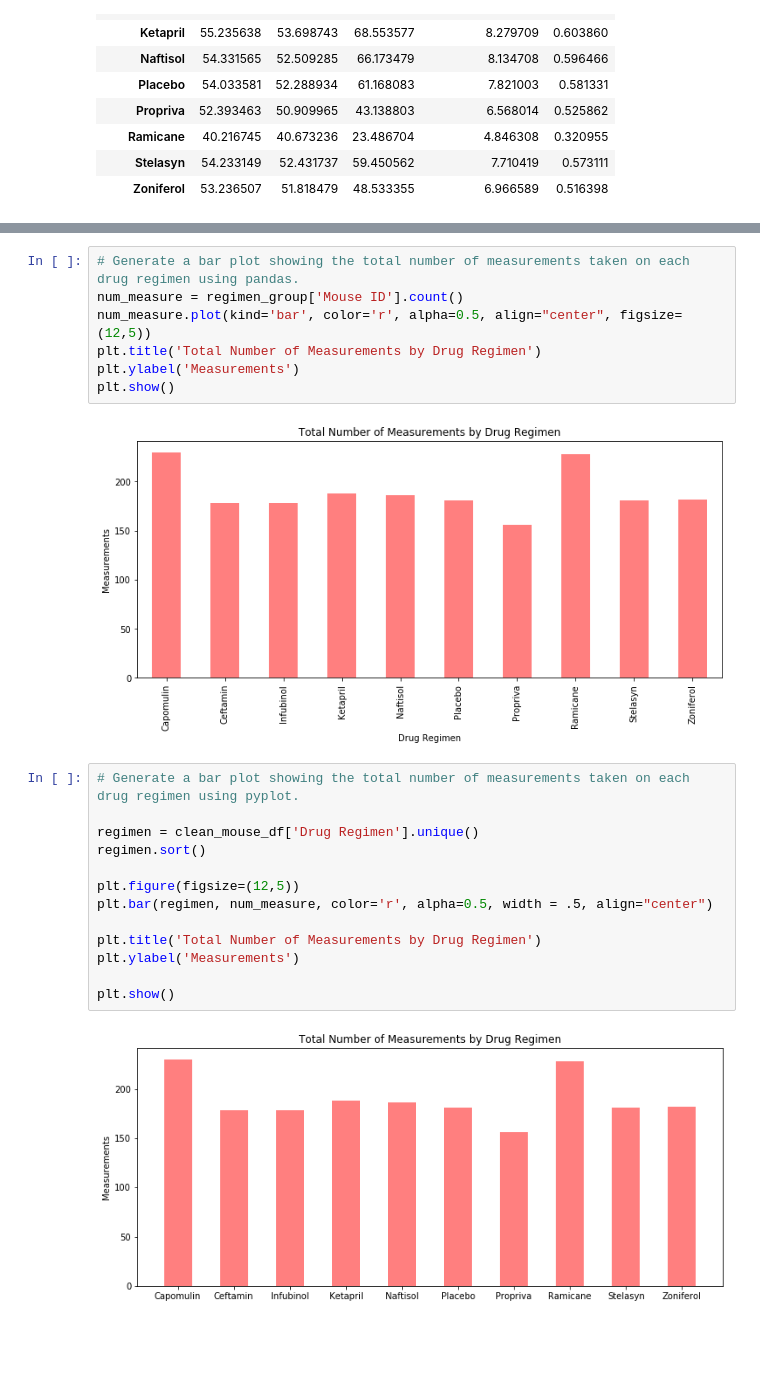
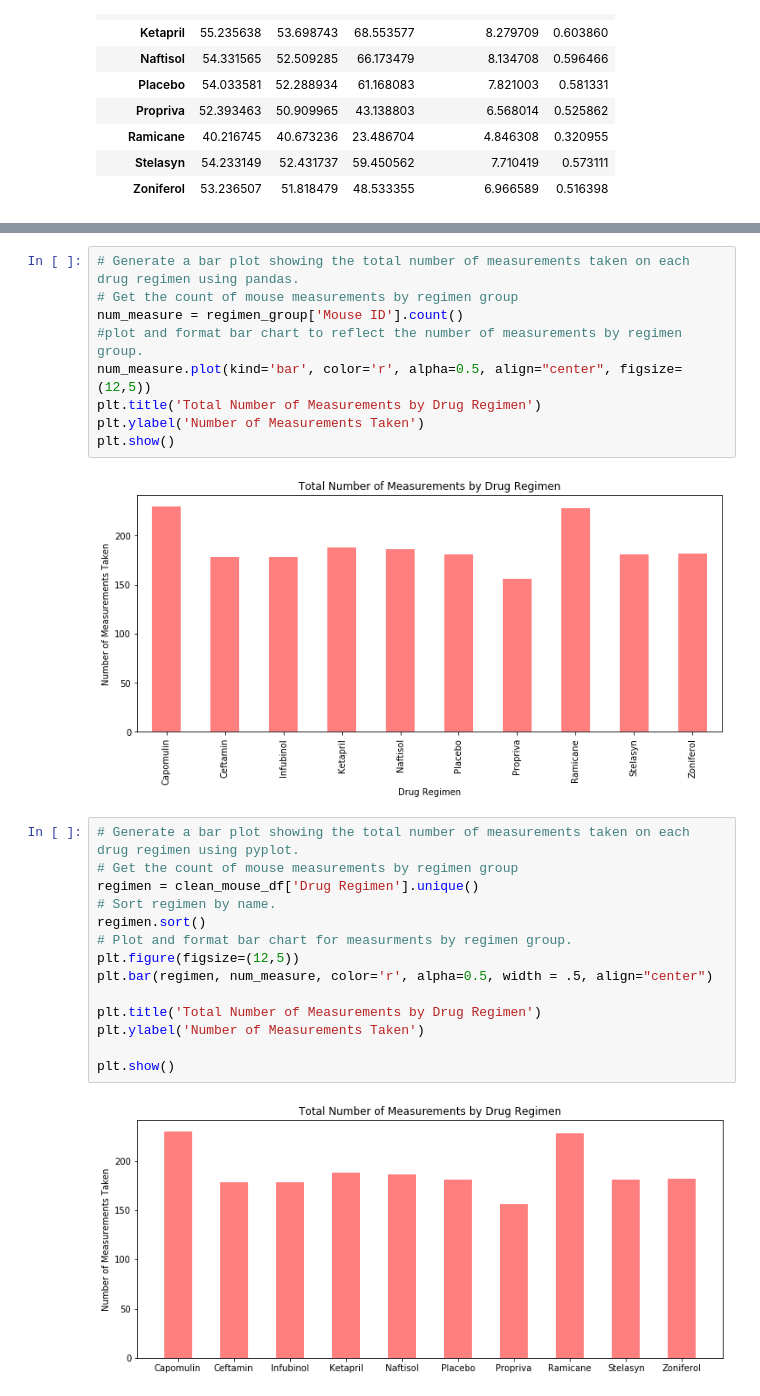
Before and after one commit to ballardcharles/matplotlib-challenge, a Jupyter notebook: Pymaceuticals/Pymaceuticals_Challenge.ipynb, the cells around one changed output, grey strips where cells are left out. Cells and saved outputs as stored; diff of their text form; blank space fills up the shorter version.

```diff
--- a/Pymaceuticals/Pymaceuticals_Challenge.ipynb
+++ b/Pymaceuticals/Pymaceuticals_Challenge.ipynb
@@ -142,27 +143,30 @@ tumor_vol.agg(['mean', 'median', 'var', 'std', 'sem'])
 | Zoniferol | 53.236507 | 51.818479 | 48.533355 | 6.966589 | 0.516398 |
 # %%
 # Generate a bar plot showing the total number of measurements taken on each drug regimen using pandas.
+# Get the count of mouse measurements by regimen group
 num_measure = regimen_group['Mouse ID'].count()
+#plot and format bar chart to reflect the number of measurements by regimen group.
 num_measure.plot(kind='bar', color='r', alpha=0.5, align="center", figsize=(12,5))
 plt.title('Total Number of Measurements by Drug Regimen')
-plt.ylabel('Measurements')
+plt.ylabel('Number of Measurements Taken')
 plt.show()
 # %% [output]
-[figure, old version]
+[figure, new version]
 # %%
 # Generate a bar plot showing the total number of measurements taken on each drug regimen using pyplot.
-
+# Get the count of mouse measurements by regimen group
 regimen = clean_mouse_df['Drug Regimen'].unique()
+# Sort regimen by name.
 regimen.sort()
-
+# Plot and format bar chart for measurments by regimen group.
 plt.figure(figsize=(12,5))
 plt.bar(regimen, num_measure, color='r', alpha=0.5, width = .5, align="center")
 
 plt.title('Total Number of Measurements by Drug Regimen')
-plt.ylabel('Measurements')
+plt.ylabel('Number of Measurements Taken')
 
 plt.show()
 # %% [output]
-[figure, old version]
+[figure, new version]
 # %%
 # Generate a pie plot showing the distribution of female versus male mice using pandas
```
Also changed, not shown: parts of 9 cells of this notebook.
